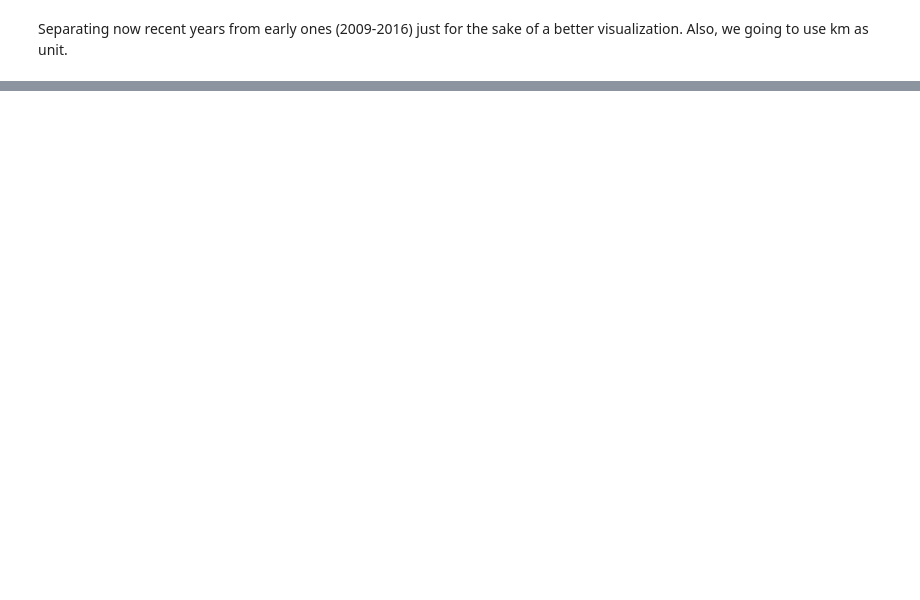
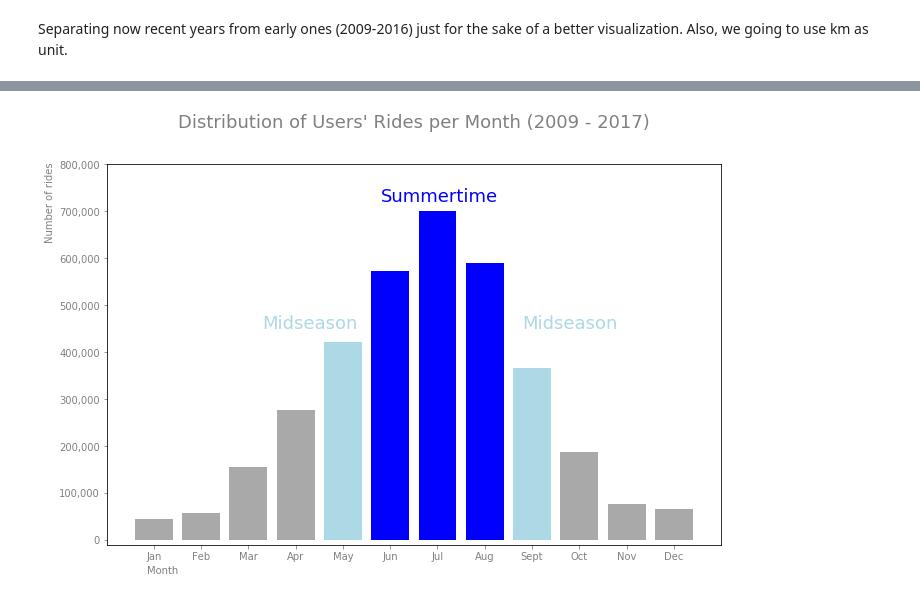
Before and after one commit to mcRoot/thecyclingfeast, a Jupyter notebook: data_analysis/Strava_Preliminary_Data_Analysis.ipynb, the cells around one changed output, grey strips where cells are left out. Cells and saved outputs as stored; diff of their text form; code cells hidden in the pictures; blank space fills up the shorter version.

```diff
--- a/data_analysis/Strava_Preliminary_Data_Analysis.ipynb
+++ b/data_analysis/Strava_Preliminary_Data_Analysis.ipynb
@@ -316,0 +293,2 @@ fig.savefig("total-efforts-over-years-geolocalized.png")
+# %%
+activities_by_month = activities_filtered.groupby(["Month"])["rank"].count()
@@ -316,0 +312,43 @@ fig.savefig("total-efforts-over-years-geolocalized.png")
+# %%
+months_summer = activities_by_month.loc[range(6, 9)]
+months_middle = activities_by_month.loc[[5,9]]
+months_other = activities_by_month.loc[[1, 2, 3, 4, 10, 11, 12]]
+# %%
+def rides_ticks(x, pos):
+    'The two args are the value and tick position'
+    if (x == 0):
+        return "0"
+    if (x % 100000 == 0):
+        return "{:4,.0f}".format(x)
+    return ""
+formatter = ticker.FuncFormatter(rides_ticks)
+
+fig = plt.figure(figsize=(11,7))
+ax = plt. axes()
+ax.bar(months_other.index.values, months_other.values, color='darkgray')
+ax.bar(months_summer.index.values, months_summer.values, color='blue')
+ax.bar(months_middle.index.values, months_middle.values, color='lightblue')
+
+ax.text(5.8, 720000, "Summertime", fontsize=18, color="blue")
+ax.text(3.3, 450000, "Midseason", fontsize=18, color="lightblue")
+ax.text(8.8, 450000, "Midseason", fontsize=18, color="lightblue")
+
+years_range = np.arange(1, 13)
+plt.xticks(years_range, ("Jan", "Feb", "Mar", "Apr", "May", "Jun", "Jul", "Aug", "Sept", "Oct", "Nov", "Dec"))
+
+ax.yaxis.set_major_formatter(formatter)
+plt.ylim(-10000, 800000)
+
+plt.title("Distribution of Users' Rides per Month (2009 - 2017)", color="gray", fontsize=18, y=1.08)
+ax.set(xlabel="Month", ylabel="Number of rides")
+
+ax.tick_params(axis='y', colors='gray')
+ax.tick_params(axis='x', colors='gray')
+
+ax.yaxis.label.set_color('gray')
+ax.yaxis.label.set_position((0, 0.9))
+ax.xaxis.label.set_position((0.09, 0))
+ax.xaxis.label.set_color('gray')
+ax.grid(False)
+# %% [output]
+[figure, added]
```
Also changed, not shown: parts of 68 cells of this notebook, 11 other files.
